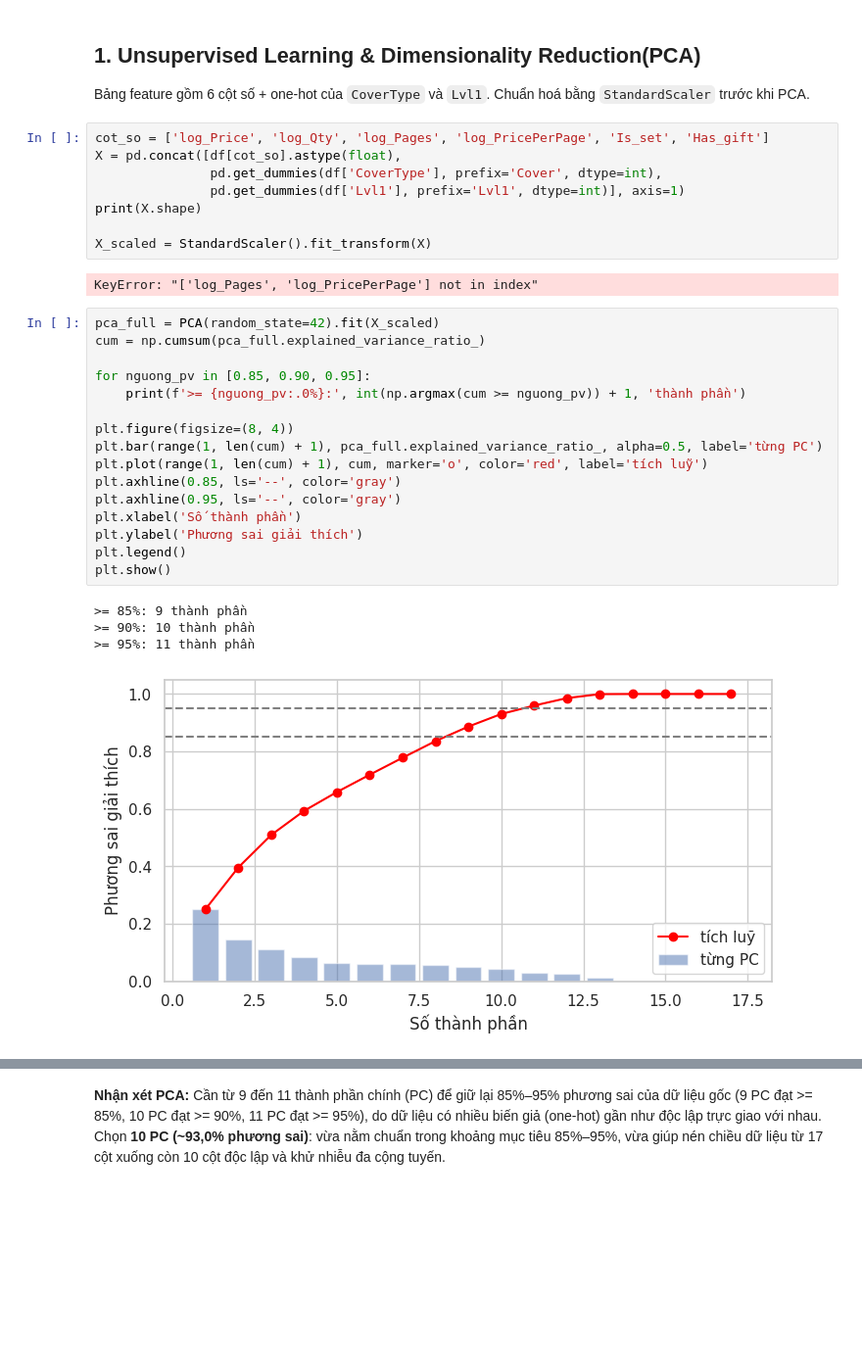
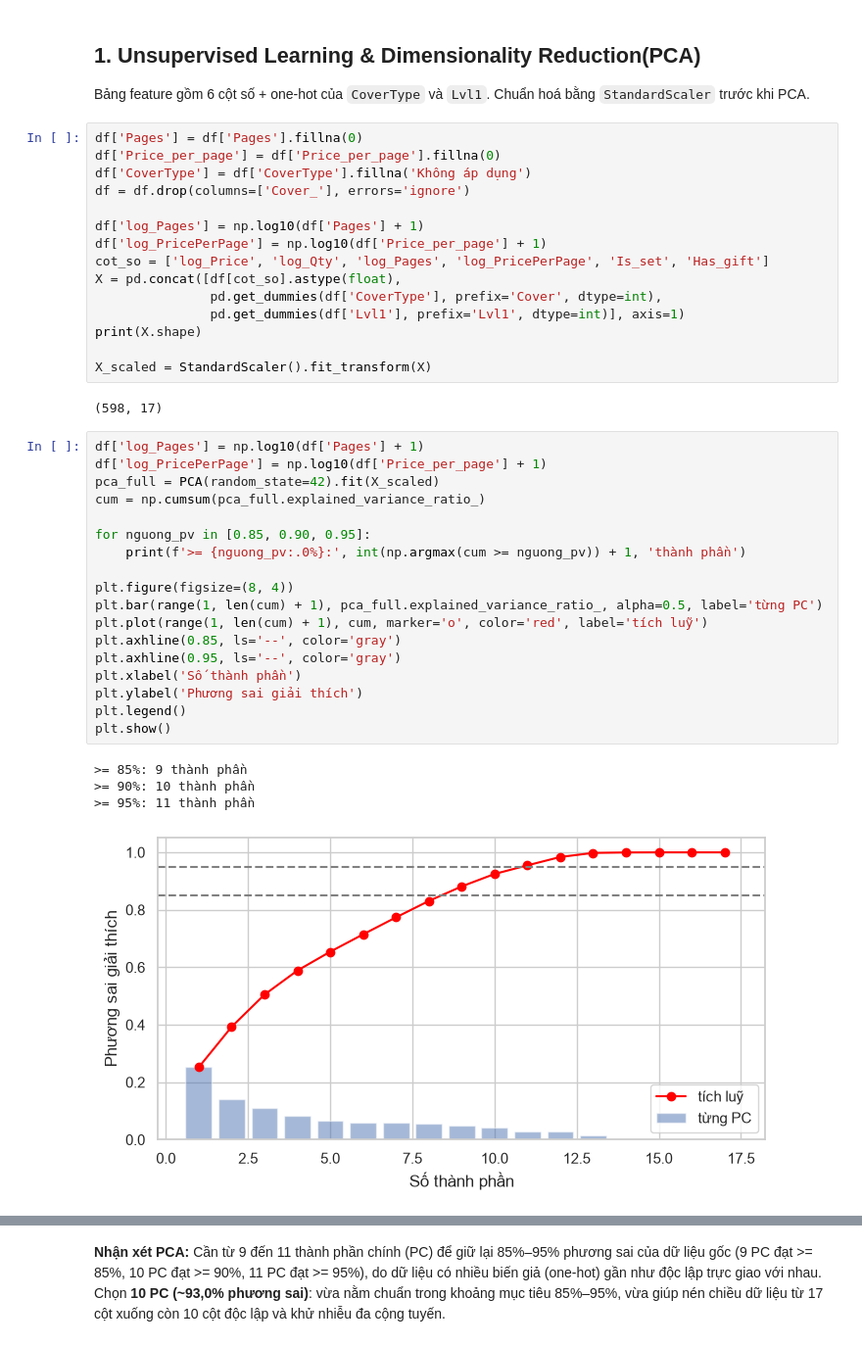
Before and after one commit to jnzm246/Project_Team_Group_4, a Jupyter notebook: workspace/Stage2_Model_Architecture_and_Evaluation.ipynb, the cells around one changed output, grey strips where cells are left out. Shown at 98% size. Cells and saved outputs as stored; diff of their text form; blank space fills up the shorter version.

```diff
--- a/workspace/Stage2_Model_Architecture_and_Evaluation.ipynb
+++ b/workspace/Stage2_Model_Architecture_and_Evaluation.ipynb
@@ -67,6 +67,13 @@ Tải dữ liệu thành công!
 
 Bảng feature gồm 6 cột số + one-hot của `CoverType` và `Lvl1`. Chuẩn hoá bằng `StandardScaler` trước khi PCA.
 # %%
+df['Pages'] = df['Pages'].fillna(0)
+df['Price_per_page'] = df['Price_per_page'].fillna(0)
+df['CoverType'] = df['CoverType'].fillna('Không áp dụng')
+df = df.drop(columns=['Cover_'], errors='ignore')
+
+df['log_Pages'] = np.log10(df['Pages'] + 1)
+df['log_PricePerPage'] = np.log10(df['Price_per_page'] + 1)
 cot_so = ['log_Price', 'log_Qty', 'log_Pages', 'log_PricePerPage', 'Is_set', 'Has_gift']
 X = pd.concat([df[cot_so].astype(float),
                pd.get_dummies(df['CoverType'], prefix='Cover', dtype=int),
@@ -75,28 +82,30 @@ print(X.shape)
 
 X_scaled = StandardScaler().fit_transform(X)
 # %% [output]
-KeyError: "['log_Pages', 'log_PricePerPage'] not in index"
+(598, 17)
 # %%
+df['log_Pages'] = np.log10(df['Pages'] + 1)
+df['log_PricePerPage'] = np.log10(df['Price_per_page'] + 1)
 pca_full = PCA(random_state=42).fit(X_scaled)
 cum = np.cumsum(pca_full.explained_variance_ratio_)
 
 for nguong_pv in [0.85, 0.90, 0.95]:
     print(f'>= {nguong_pv:.0%}:', int(np.argmax(cum >= nguong_pv)) + 1, 'thành phần')
 
 plt.figure(figsize=(8, 4))
 plt.bar(range(1, len(cum) + 1), pca_full.explained_variance_ratio_, alpha=0.5, label='từng PC')
 plt.plot(range(1, len(cum) + 1), cum, marker='o', color='red', label='tích luỹ')
 plt.axhline(0.85, ls='--', color='gray')
 plt.axhline(0.95, ls='--', color='gray')
 plt.xlabel('Số thành phần')
 plt.ylabel('Phương sai giải thích')
 plt.legend()
 plt.show()
 # %% [output]
 >= 85%: 9 thành phần
 >= 90%: 10 thành phần
 >= 95%: 11 thành phần
-[figure, old version]
+[figure, new version]
 # %%
 # Giữ số PC đạt >= 90% phương sai
 n_pc = int(np.argmax(cum >= 0.90)) + 1
```
Also changed, not shown: parts of 10 cells of this notebook, 2 other files.
